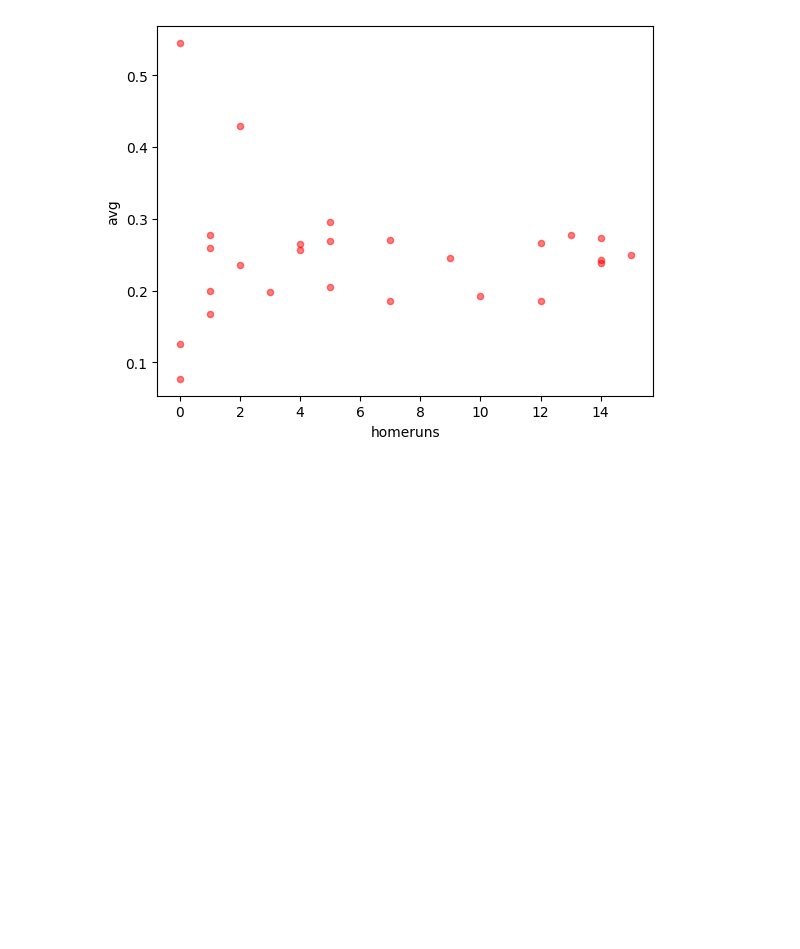
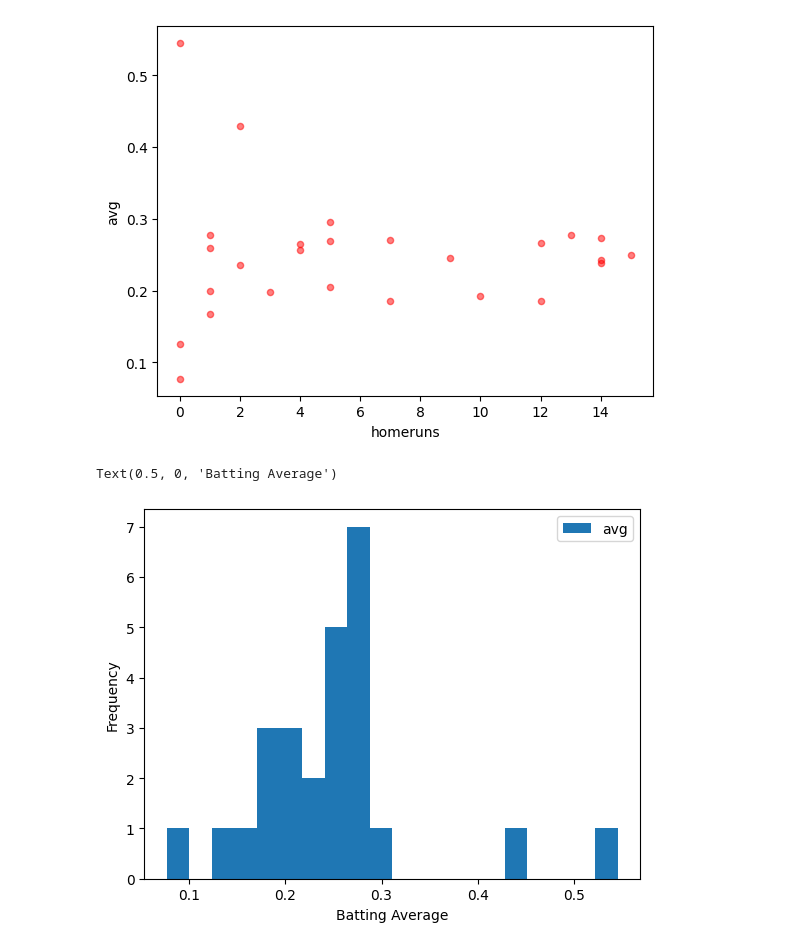
Before and after one commit to ztblick/baseball-data, a Jupyter notebook: battingStats.ipynb, the cells around one changed output. Saved outputs shown, nothing was run; the diff lists cells and outputs as text; code cells hidden in the pictures; blank space fills up the shorter version.

Commit message:
graphed more relationships with batting avg

```diff
--- a/battingStats.ipynb
+++ b/battingStats.ipynb
@@ -122,3 +122,9 @@ ax = player_df[not_pitchers].plot.scatter(x='babip', y='avg', alpha = 0.5, color
 ax = player_df[not_pitchers].plot.scatter(x='homeruns', y='avg', alpha = 0.5, color = 'red')
 # %% [output]
 [figure]
+# %%
+ax = player_df[not_pitchers].plot.hist(column='avg', bins = 20)
+ax.set_xlabel('Batting Average')
+# %% [output]
+Text(0.5, 0, 'Batting Average')
+[figure, added]
```
Also changed, not shown: 1 other file.
